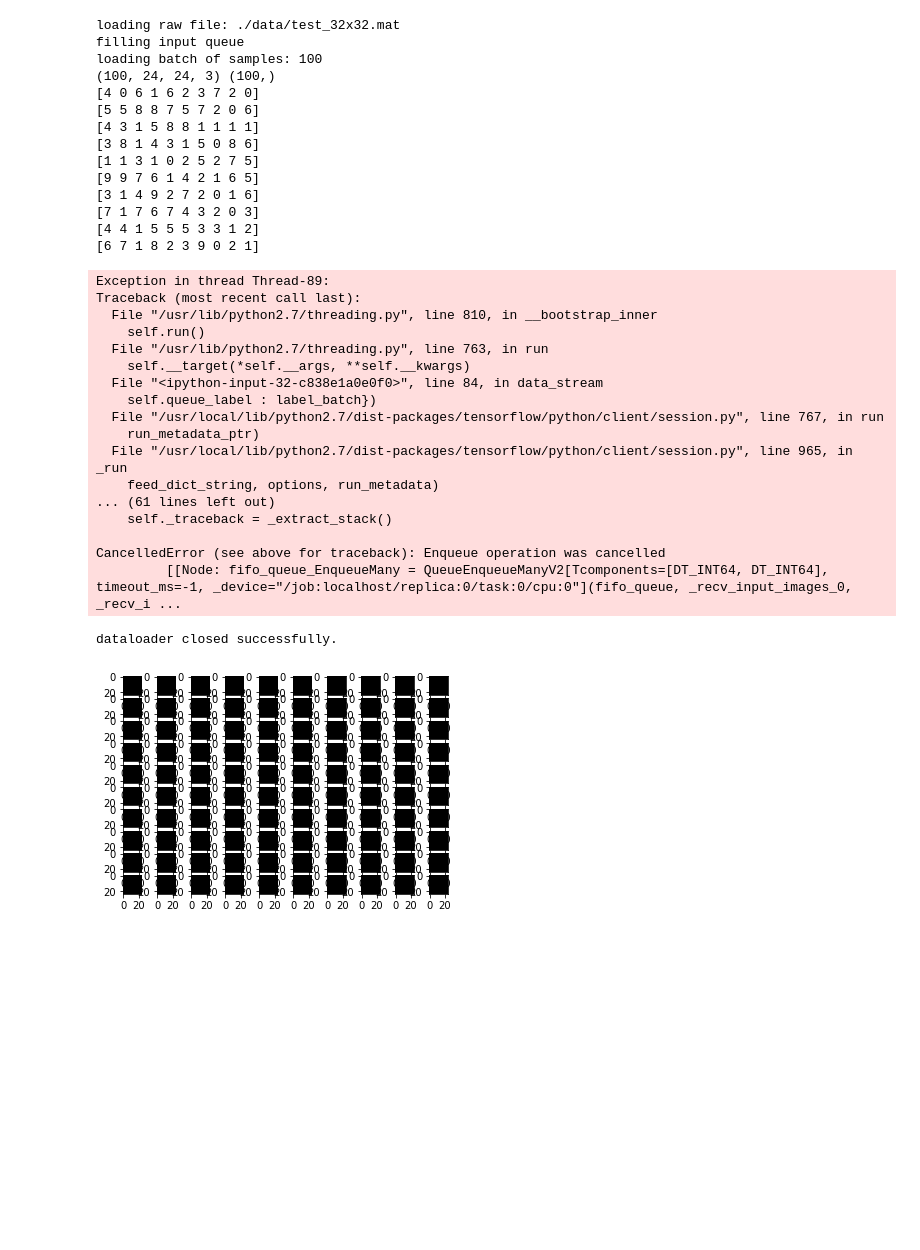
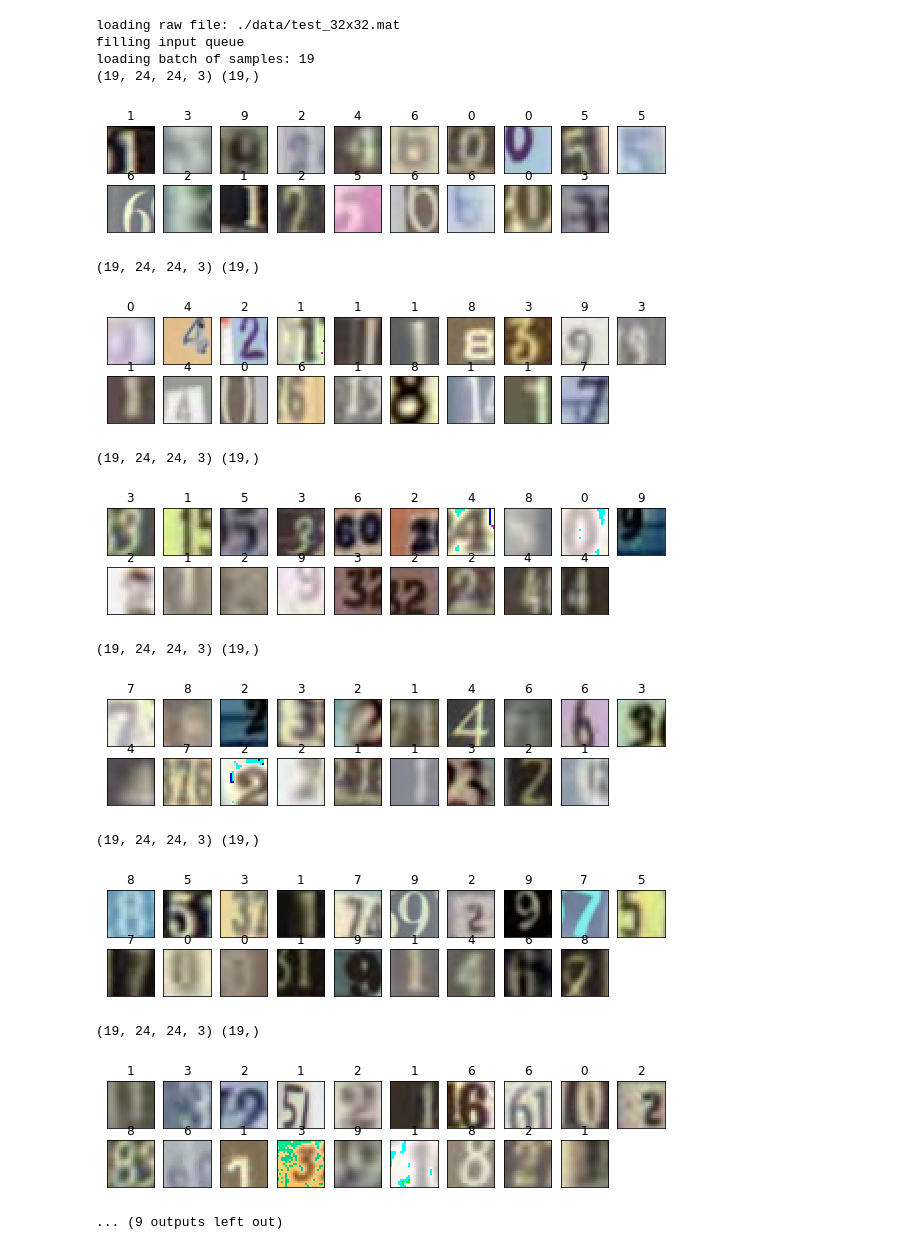
Before and after one commit to gypleon/AI_Ass_SVHN, a Jupyter notebook: test.ipynb, the cells around one changed output. Saved outputs shown, nothing was run; the diff lists cells and outputs as text; code cells hidden in the pictures; blank space fills up the shorter version.

Commit message:
[UPDATE] exception removed

```diff
--- a/test.ipynb
+++ b/test.ipynb
@@ -179,57 +176,44 @@ loading batch of samples: 100
 # %%
 if __name__ == "__main__":
-  fig = plt.figure()
   num_valid_samples = BATCH_SIZE
   num_plot_cols = NUM_SUBPLOT_COLS
   num_plot_rows = int(math.ceil(num_valid_samples/num_plot_cols))
   labels = []
 
   with tf.Graph().as_default():
     dataloader = DataLoader(VALID_DATASET_PATH, BATCH_SIZE)
     image_batch, label_batch = dataloader.load_batch()
     run_options = tf.RunOptions(timeout_in_ms=4000000)
     with tf.Session() as session:
       dataloader.load(session)
-      images, labels = session.run([image_batch, label_batch], options=run_options)
-      print(images.shape, labels.shape)
-      for row in range(num_plot_rows):
-        print(labels[row*num_plot_cols:(row+1)*num_plot_cols])
-      for batch_i in range(num_valid_samples):
-        sub_plot = fig.add_subplot(num_plot_rows, num_plot_cols, batch_i+1)
-        plt.imshow(images[batch_i])
+      for i in range(10):
+        fig = plt.figure(figsize=(10, 2))
+        images, labels = session.run([image_batch, label_batch], options=run_options)
+        print(images.shape, labels.shape)
+        # for row in range(num_plot_rows):
+        #  print(labels[row*num_plot_cols:(row+1)*num_plot_cols])
+        for batch_i in range(num_valid_samples):
+          sub_plot = fig.add_subplot(num_plot_rows, num_plot_cols, batch_i+1)
+          sub_plot.title.set_text("%d" % labels[batch_i])
+          sub_plot.xaxis.set_visible(False)
+          sub_plot.yaxis.set_visible(False)
+          plt.imshow(images[batch_i])
+        plt.show()
       dataloader.close(session)
-  plt.show()
 # %% [output]
 loading raw file: ./data/test_32x32.mat
 filling input queue
-loading batch of samples: 100
-(100, 24, 24, 3) (100,)
-[4 0 6 1 6 2 3 7 2 0]
-[5 5 8 8 7 5 7 2 0 6]
-[4 3 1 5 8 8 1 1 1 1]
-[3 8 1 4 3 1 5 0 8 6]
-[1 1 3 1 0 2 5 2 7 5]
-[9 9 7 6 1 4 2 1 6 5]
-[3 1 4 9 2 7 2 0 1 6]
-[7 1 7 6 7 4 3 2 0 3]
-[4 4 1 5 5 5 3 3 1 2]
-[6 7 1 8 2 3 9 0 2 1]
+loading batch of samples: 19
+(19, 24, 24, 3) (19,)
+[figure, new version]
-Exception in thread Thread-89:
-Traceback (most recent call last):
-  File "/usr/lib/python2.7/threading.py", line 810, in __bootstrap_inner
-    self.run()
-  File "/usr/lib/python2.7/threading.py", line 763, in run
-    self.__target(*self.__args, **self.__kwargs)
-  File "<ipython-input-32-c838e1a0e0f0>", line 84, in data_stream
-    self.queue_label : label_batch})
-  File "/usr/local/lib/python2.7/dist-packages/tensorflow/python/client/session.py", line 767, in run
-    run_metadata_ptr)
-  File "/usr/local/lib/python2.7/dist-packages/tensorflow/python/client/session.py", line 965, in _run
-    feed_dict_string, options, run_metadata)
-... (61 lines left out)
-    self._traceback = _extract_stack()
-
-CancelledError (see above for traceback): Enqueue operation was cancelled
-         [[Node: fifo_queue_EnqueueMany = QueueEnqueueManyV2[Tcomponents=[DT_INT64, DT_INT64], timeout_ms=-1, _device="/job:localhost/replica:0/task:0/cpu:0"](fifo_queue, _recv_input_images_0, _recv_i ...
+(19, 24, 24, 3) (19,)
+[figure, added]
-dataloader closed successfully.
+(19, 24, 24, 3) (19,)
-[figure, old version]
+[figure, added]
+(19, 24, 24, 3) (19,)
+[figure, added]
+(19, 24, 24, 3) (19,)
+[figure, added]
+(19, 24, 24, 3) (19,)
+[figure, added]
+... (9 outputs left out)
```
Also changed, not shown: parts of 2 cells of this notebook.
